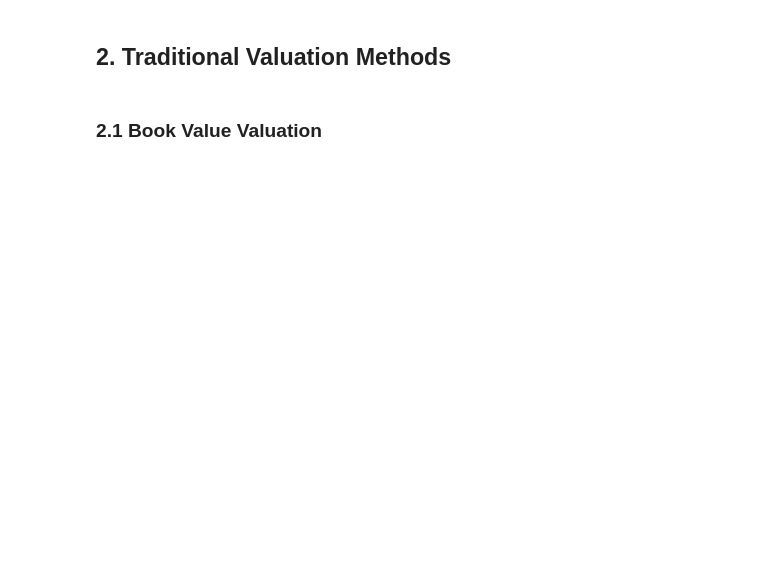
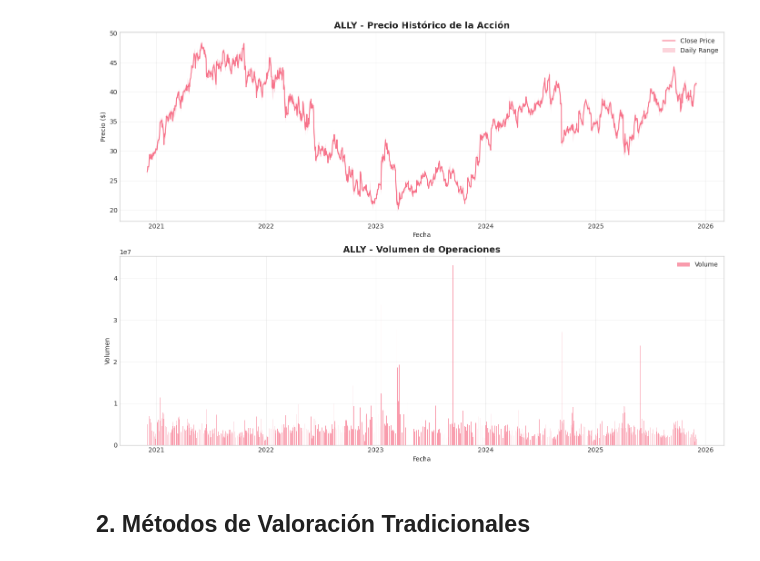
Before and after one commit to Salvador0302/Valorizacion-de-Ally-Financial, a Jupyter notebook: notebooks/ally_valuation_analysis.ipynb, the cells around one changed output. Saved outputs shown, nothing was run; the diff lists cells and outputs as text; code cells hidden in the pictures; blank space fills up the shorter version.

```diff
--- a/notebooks/ally_valuation_analysis.ipynb
+++ b/notebooks/ally_valuation_analysis.ipynb
@@ -71,30 +101,30 @@ prices.tail()
 # %%
 # Plot historical prices
 fig, axes = plt.subplots(2, 1, figsize=(14, 10))
 
 # Price chart
 axes[0].plot(prices.index, prices['Close'], label='Close Price', linewidth=1.5)
 axes[0].fill_between(prices.index, prices['Low'], prices['High'], alpha=0.3, label='Daily Range')
-axes[0].set_title('ALLY - Historical Stock Price', fontsize=14, fontweight='bold')
-axes[0].set_xlabel('Date')
-axes[0].set_ylabel('Price ($)')
+axes[0].set_title('ALLY - Precio Histórico de la Acción', fontsize=14, fontweight='bold')
+axes[0].set_xlabel('Fecha')
+axes[0].set_ylabel('Precio ($)')
 axes[0].legend()
 axes[0].grid(True, alpha=0.3)
 
 # Volume chart
 axes[1].bar(prices.index, prices['Volume'], alpha=0.7, label='Volume')
-axes[1].set_title('ALLY - Trading Volume', fontsize=14, fontweight='bold')
-axes[1].set_xlabel('Date')
-axes[1].set_ylabel('Volume')
+axes[1].set_title('ALLY - Volumen de Operaciones', fontsize=14, fontweight='bold')
+axes[1].set_xlabel('Fecha')
+axes[1].set_ylabel('Volumen')
 axes[1].legend()
 axes[1].grid(True, alpha=0.3)
 
 plt.tight_layout()
 plt.show()
+# %% [output]
+[figure, added]
-# %% [markdown]
-## 2. Traditional Valuation Methods
+# %% [markdown]
+## 2. Métodos de Valoración Tradicionales
 # %%
 # Initialize valuation engine
 valuation = ValuationEngine(data_loader=loader)
-# %% [markdown]
-### 2.1 Book Value Valuation
```
Also changed, not shown: parts of 57 cells of this notebook, 7 other files.
